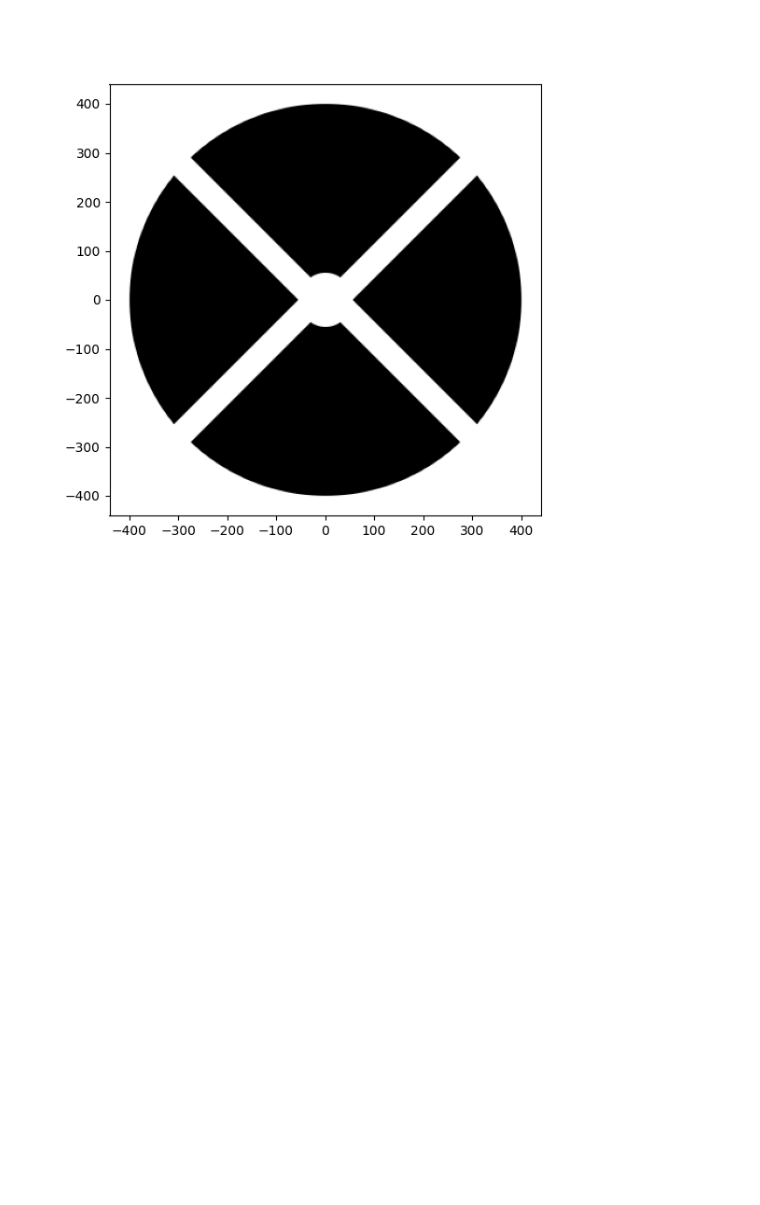
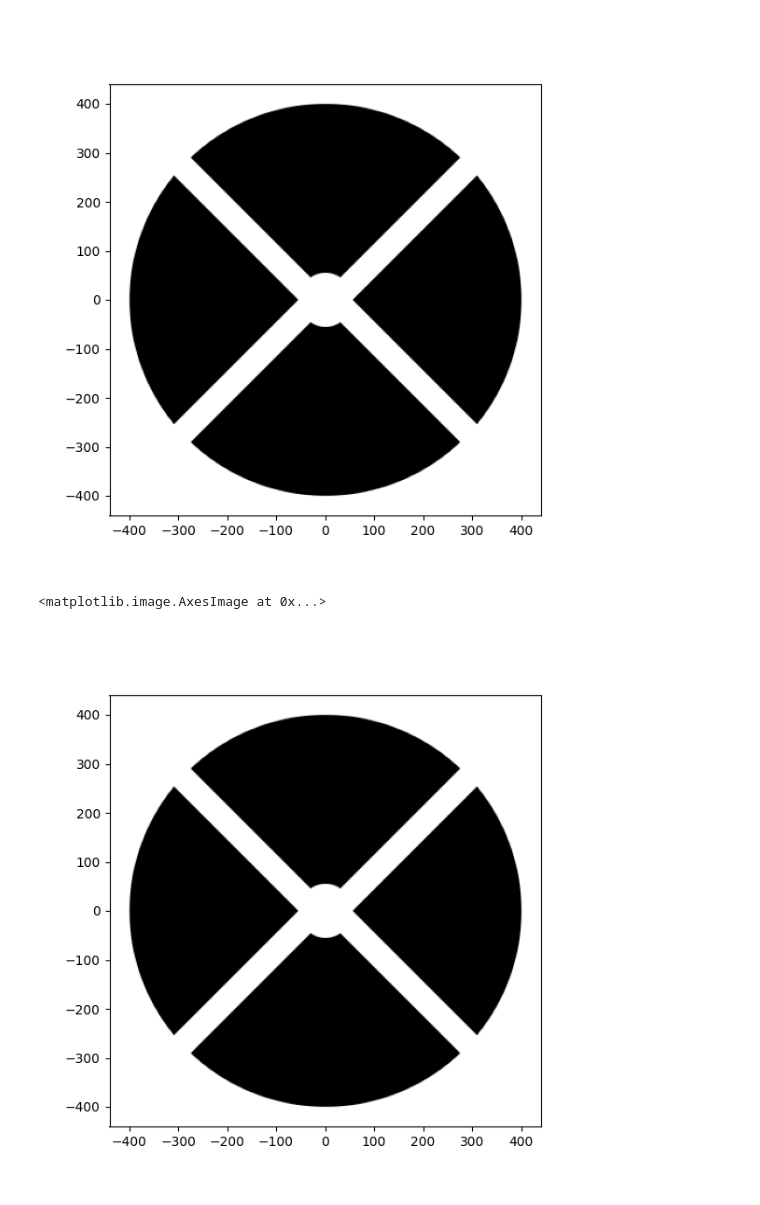
Before and after one commit to simon-prunet/Pupille, a Jupyter notebook: runit.ipynb, the cells around one changed output. Drawn from its saved outputs; the diff is of its cells as text; code cells hidden in the pictures; blank space fills up the shorter version.

```diff
--- a/runit.ipynb
+++ b/runit.ipynb
@@ -19,0 +29,11 @@ plt.imshow(weights.T, cmap='gray_r', extent=(x.min(), x.max(), y.min(), y.max())
+# %%
+data,hdr = fits.getdata('gray_pupil.fits',header=True)
+xmin = hdr['XMIN']
+xmax = hdr['XMAX']
+ymin = hdr['YMIN']
+ymax = hdr['YMAX']
+fig, ax = plt.subplots(figsize=(6, 6))
+plt.imshow(data.T, cmap='gray_r', extent=(xmin, xmax, ymin, ymax))
+# %% [output]
+<matplotlib.image.AxesImage at 0x...>
+[figure, added]
```
Also changed, not shown: parts of 1 cell of this notebook.
